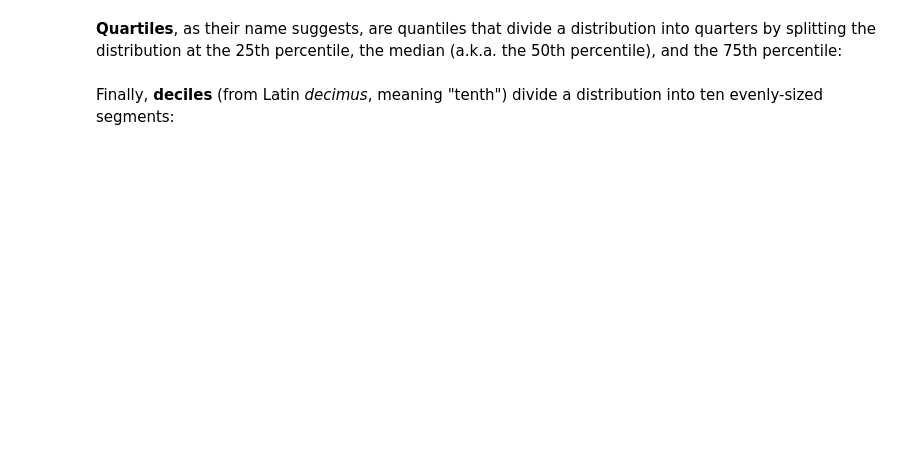
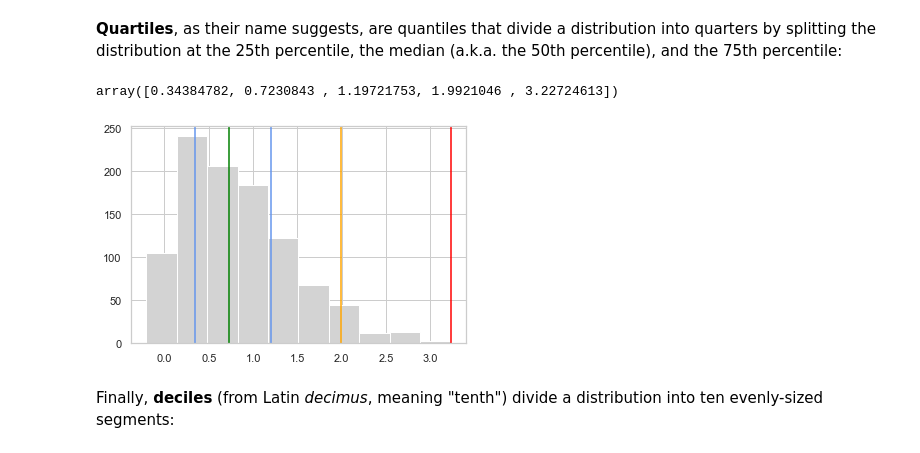
Before and after one commit to amazingpaddy/appliedAiCourse, a Jupyter notebook: ML-foundations-master/notebooks/5-probability.ipynb, the cells around one changed output. Drawn from its saved outputs; the diff is of its cells as text; code cells hidden in the pictures; blank space fills up the shorter version.

```diff
--- a/ML-foundations-master/notebooks/5-probability.ipynb
+++ b/ML-foundations-master/notebooks/5-probability.ipynb
@@ -378,14 +441,20 @@ np.quantile(x, [.95, .99])
 # %% [markdown]
 **Quartiles**, as their name suggests, are quantiles that divide a distribution into quarters by splitting the distribution at the 25th percentile, the median (a.k.a. the 50th percentile), and the 75th percentile:
 # %%
-q = np.percentile(x, [25, 50, 75])
+q = np.percentile(x, [25, 50, 75, 95, 100])
 q
+# %% [output]
+array([0.34384782, 0.7230843 , 1.19721753, 1.9921046 , 3.22724613])
 # %%
 fig, ax = plt.subplots()
 plt.axvline(x = q[0], color='cornflowerblue')
 plt.axvline(x = q[1], color='green')
 plt.axvline(x = q[2], color='cornflowerblue')
+plt.axvline(x = q[3], color='orange')
+plt.axvline(x = q[4], color='red')
 _ = plt.hist(x, color = 'lightgray')
+# %% [output]
+[figure, added]
 # %% [markdown]
 Finally, **deciles** (from Latin *decimus*, meaning "tenth") divide a distribution into ten evenly-sized segments:
 # %%
```
Also changed, not shown: parts of 67 cells of this notebook.
